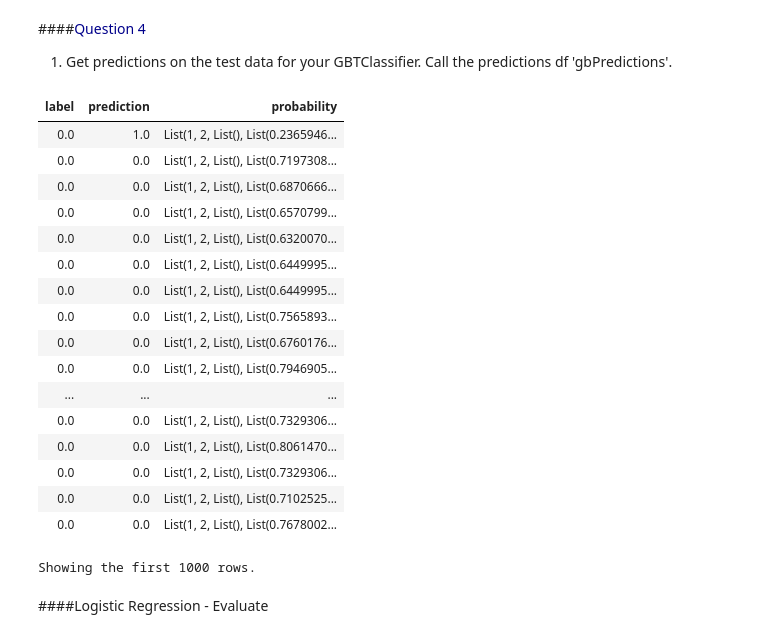
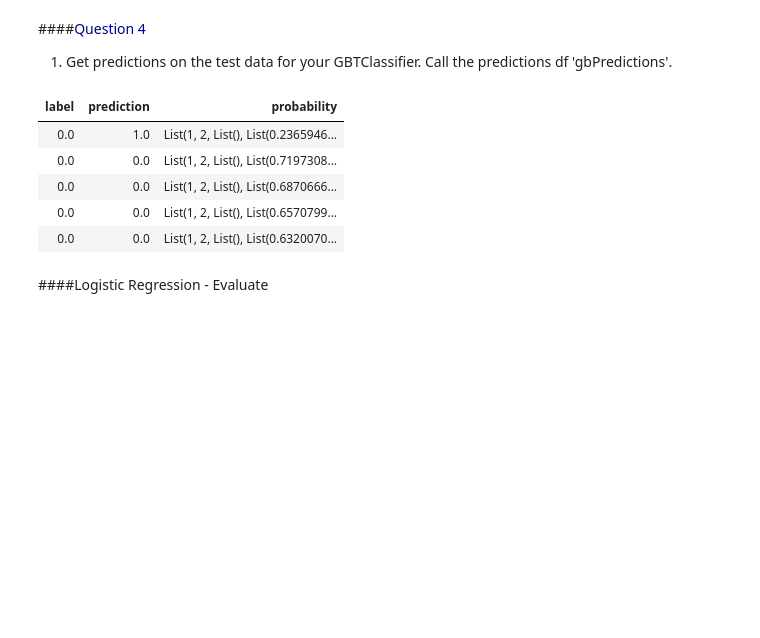
Before and after one commit to gdembla/springboard, a Jupyter notebook: mini_projects/Spark DF, SQL, ML Exercise.ipynb, the cells around one changed output. Cells and saved outputs as stored; diff of their text form; code cells hidden in the pictures; blank space fills up the shorter version.

```diff
--- a/mini_projects/Spark DF, SQL, ML Exercise.ipynb
+++ b/mini_projects/Spark DF, SQL, ML Exercise.ipynb
@@ -452,29 +422,17 @@ Showing the first 1000 rows.
 # %%
 ### Question 4.1 Answer ###
 
 # make predictions on test data
 gbPredictions = gbModel.transform(testData)
 
-display(gbPredictions.select("label", "prediction", "probability"))
+display(gbPredictions.select("label", "prediction", "probability").head(5))
 # %% [output]
 | label | prediction | probability |
 | 0.0 | 1.0 | List(1, 2, List(), List(0.2365946... |
 | 0.0 | 0.0 | List(1, 2, List(), List(0.7197308... |
 | 0.0 | 0.0 | List(1, 2, List(), List(0.6870666... |
 | 0.0 | 0.0 | List(1, 2, List(), List(0.6570799... |
 | 0.0 | 0.0 | List(1, 2, List(), List(0.6320070... |
-| 0.0 | 0.0 | List(1, 2, List(), List(0.6449995... |
-| 0.0 | 0.0 | List(1, 2, List(), List(0.6449995... |
-| 0.0 | 0.0 | List(1, 2, List(), List(0.7565893... |
-| 0.0 | 0.0 | List(1, 2, List(), List(0.6760176... |
-| 0.0 | 0.0 | List(1, 2, List(), List(0.7946905... |
-| ... | ... | ... |
-| 0.0 | 0.0 | List(1, 2, List(), List(0.7329306... |
-| 0.0 | 0.0 | List(1, 2, List(), List(0.8061470... |
-| 0.0 | 0.0 | List(1, 2, List(), List(0.7329306... |
-| 0.0 | 0.0 | List(1, 2, List(), List(0.7102525... |
-| 0.0 | 0.0 | List(1, 2, List(), List(0.7678002... |
-Showing the first 1000 rows.
 # %% [markdown]
 ####Logistic Regression - Evaluate
 # %%
```
Also changed, not shown: parts of 11 cells of this notebook.
